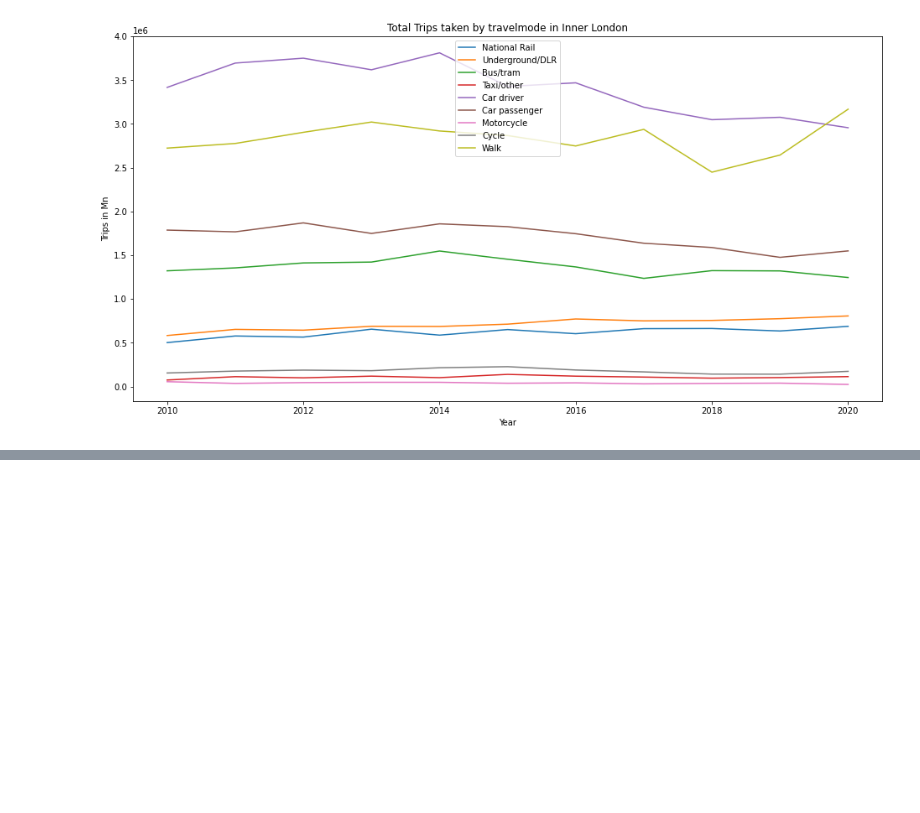
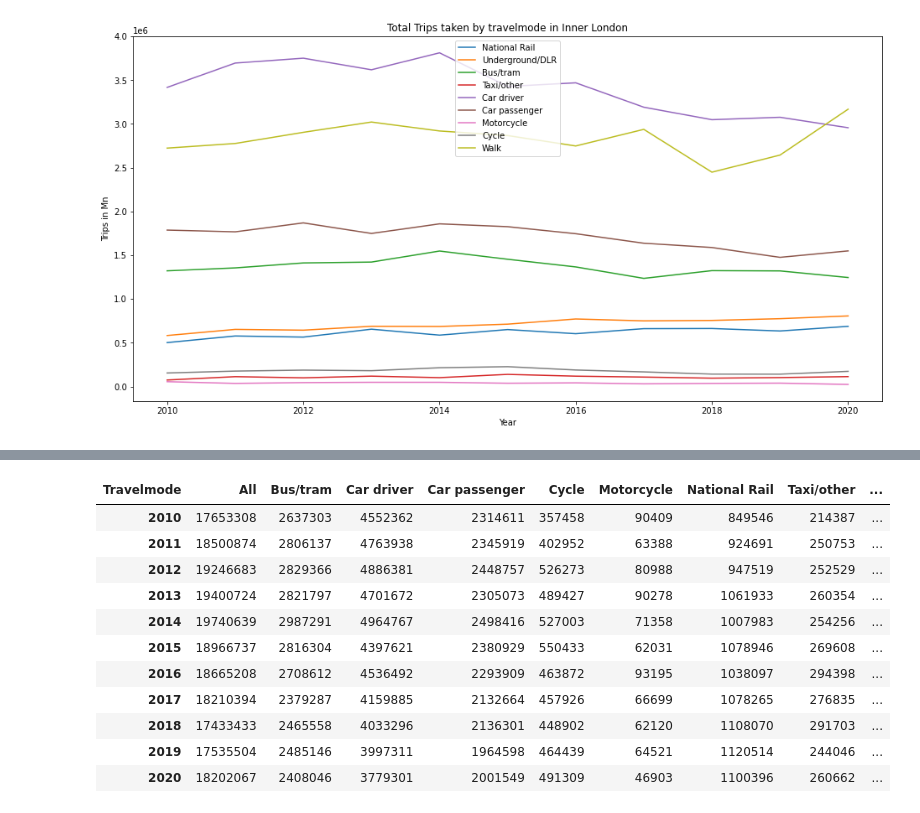
Before and after one commit to PatKang/LSE_DreamTeam, a Jupyter notebook: Trends_Travelmode.ipynb, the cells around one changed output, grey strips where cells are left out. Saved outputs shown, nothing was run; the diff lists cells and outputs as text; code cells hidden in the pictures; blank space fills up the shorter version.

```diff
--- a/Trends_Travelmode.ipynb
+++ b/Trends_Travelmode.ipynb
@@ -142,0 +164,18 @@ temp_ax.legend(loc = 'best')
+# %%
+london_trans = np.transpose(london_all)
+london_trans['total_cars'] = london_trans['Car passenger'] + london_trans['Car driver']
+london_trans['car percentage'] = london_trans['total_cars'] / london_trans['All']
+london_trans
+# %% [output]
+| Travelmode | All | Bus/tram | Car driver | Car passenger | Cycle | Motorcycle | National Rail | Taxi/other | ... |
+| 2010 | 17653308 | 2637303 | 4552362 | 2314611 | 357458 | 90409 | 849546 | 214387 | ... |
+| 2011 | 18500874 | 2806137 | 4763938 | 2345919 | 402952 | 63388 | 924691 | 250753 | ... |
+| 2012 | 19246683 | 2829366 | 4886381 | 2448757 | 526273 | 80988 | 947519 | 252529 | ... |
+| 2013 | 19400724 | 2821797 | 4701672 | 2305073 | 489427 | 90278 | 1061933 | 260354 | ... |
+| 2014 | 19740639 | 2987291 | 4964767 | 2498416 | 527003 | 71358 | 1007983 | 254256 | ... |
+| 2015 | 18966737 | 2816304 | 4397621 | 2380929 | 550433 | 62031 | 1078946 | 269608 | ... |
+| 2016 | 18665208 | 2708612 | 4536492 | 2293909 | 463872 | 93195 | 1038097 | 294398 | ... |
+| 2017 | 18210394 | 2379287 | 4159885 | 2132664 | 457926 | 66699 | 1078265 | 276835 | ... |
+| 2018 | 17433433 | 2465558 | 4033296 | 2136301 | 448902 | 62120 | 1108070 | 291703 | ... |
+| 2019 | 17535504 | 2485146 | 3997311 | 1964598 | 464439 | 64521 | 1120514 | 244046 | ... |
+| 2020 | 18202067 | 2408046 | 3779301 | 2001549 | 491309 | 46903 | 1100396 | 260662 | ... |
```
Also changed, not shown: parts of 2 cells of this notebook.
